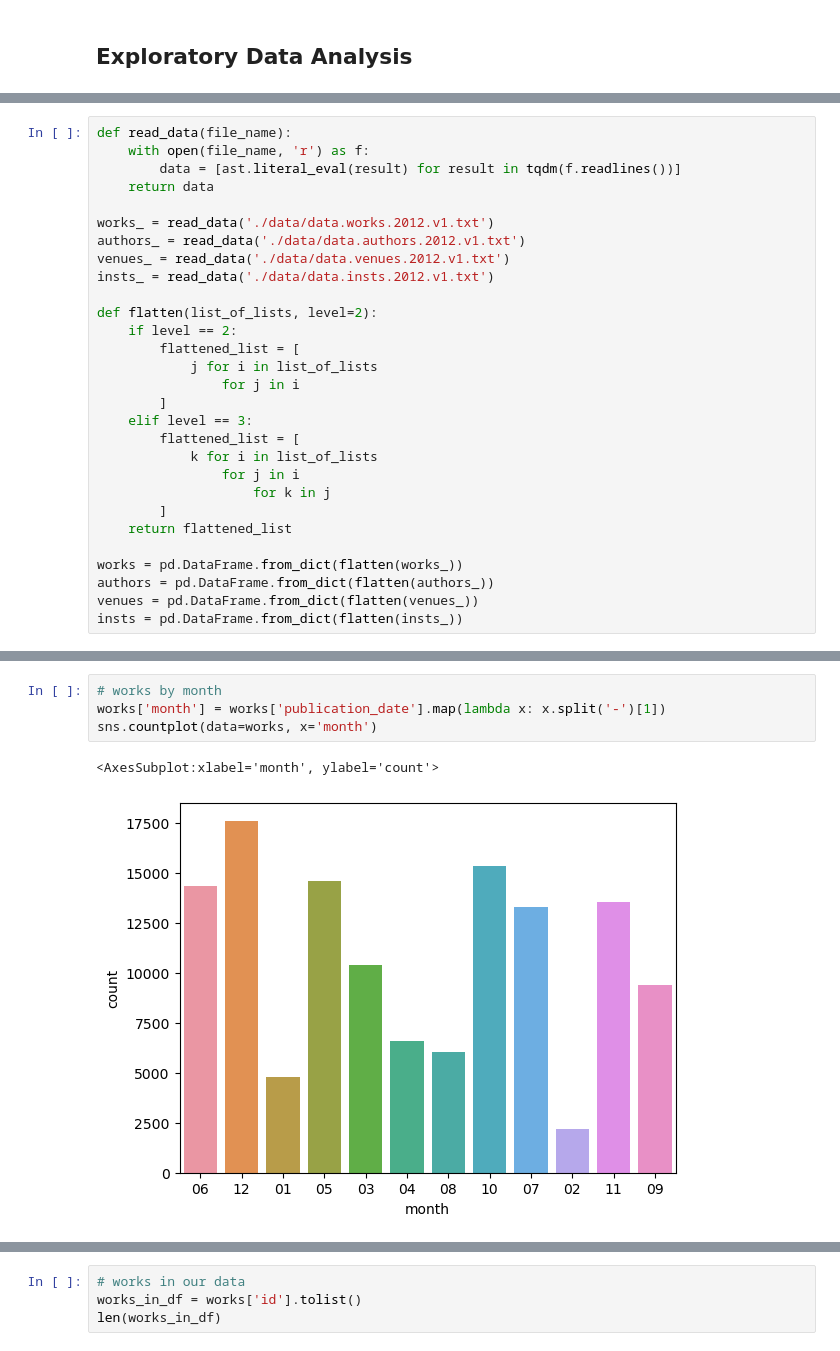
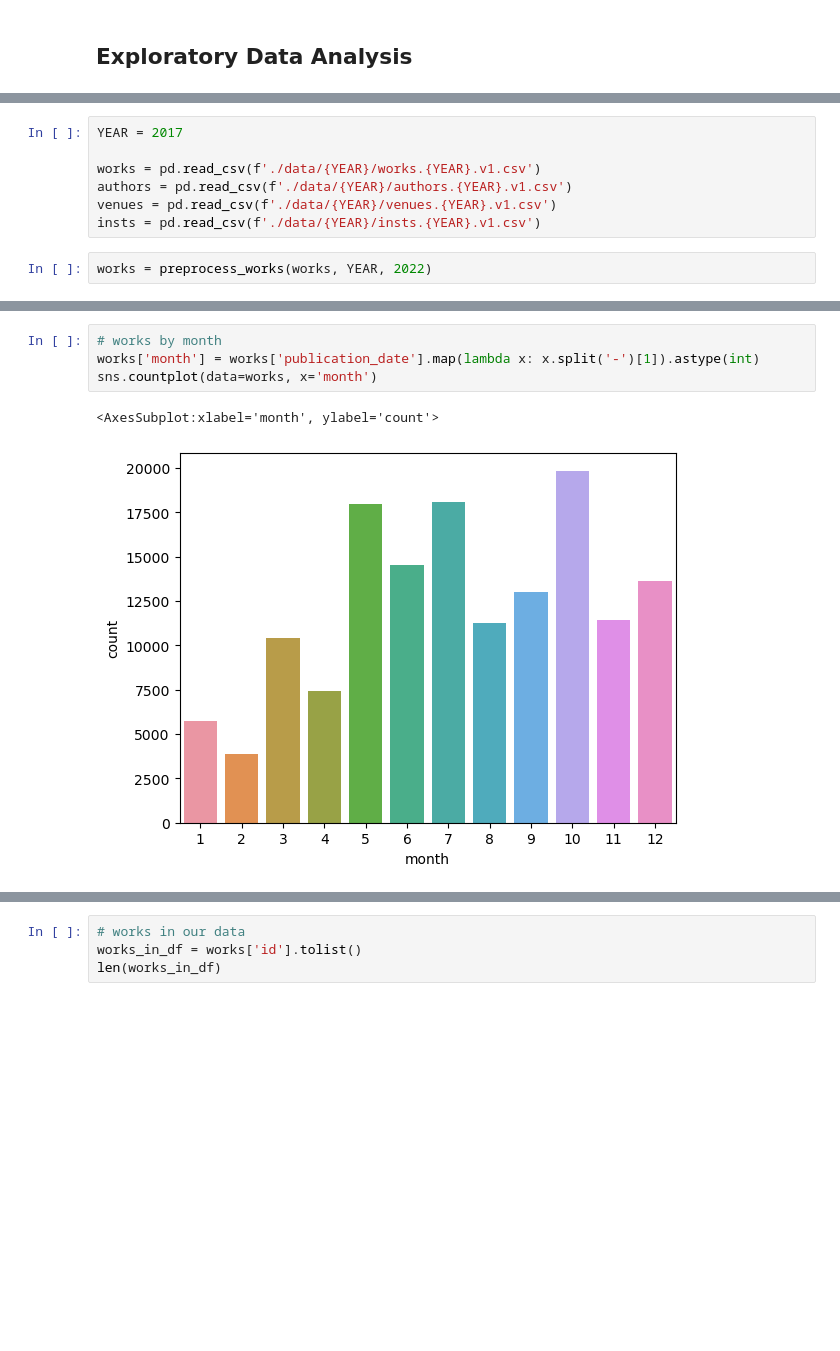
Before and after one commit to gtmdotme/citation_prediction, a Jupyter notebook: data-eda.ipynb, the cells around one changed output, grey strips where cells are left out. Cells and saved outputs as stored; diff of their text form; blank space fills up the shorter version.

Commit message:
preprocessing code for works and reading data got quicker, and minor refactoring

```diff
--- a/data-eda.ipynb
+++ b/data-eda.ipynb
@@ -17,32 +20,12 @@ import seaborn as sns
 # %%
-def read_data(file_name):
-    with open(file_name, 'r') as f:
-        data = [ast.literal_eval(result) for result in tqdm(f.readlines())]
-    return data
+YEAR = 2017
 
-works_ = read_data('./data/data.works.2012.v1.txt')
-authors_ = read_data('./data/data.authors.2012.v1.txt')
-venues_ = read_data('./data/data.venues.2012.v1.txt')
-insts_ = read_data('./data/data.insts.2012.v1.txt')
-
-def flatten(list_of_lists, level=2):
-    if level == 2:
-        flattened_list = [
-            j for i in list_of_lists
-                for j in i
-        ]
-    elif level == 3:
-        flattened_list = [
-            k for i in list_of_lists
-                for j in i
-                    for k in j
-        ]
-    return flattened_list
-
-works = pd.DataFrame.from_dict(flatten(works_))
-authors = pd.DataFrame.from_dict(flatten(authors_))
-venues = pd.DataFrame.from_dict(flatten(venues_))
-insts = pd.DataFrame.from_dict(flatten(insts_))
+works = pd.read_csv(f'./data/{YEAR}/works.{YEAR}.v1.csv')
+authors = pd.read_csv(f'./data/{YEAR}/authors.{YEAR}.v1.csv')
+venues = pd.read_csv(f'./data/{YEAR}/venues.{YEAR}.v1.csv')
+insts = pd.read_csv(f'./data/{YEAR}/insts.{YEAR}.v1.csv')
+# %%
+works = preprocess_works(works, YEAR, 2022)
 # %%
 print (works.shape)
 works.head()
@@ -79,9 +62,9 @@ insts.head()
 # %%
 # works by month
-works['month'] = works['publication_date'].map(lambda x: x.split('-')[1])
+works['month'] = works['publication_date'].map(lambda x: x.split('-')[1]).astype(int)
 sns.countplot(data=works, x='month')
 # %% [output]
 <AxesSubplot:xlabel='month', ylabel='count'>
-[figure, old version]
+[figure, new version]
 # %%
 # no. of unique authors
```
Also changed, not shown: parts of 30 cells of this notebook, 4 other files.
